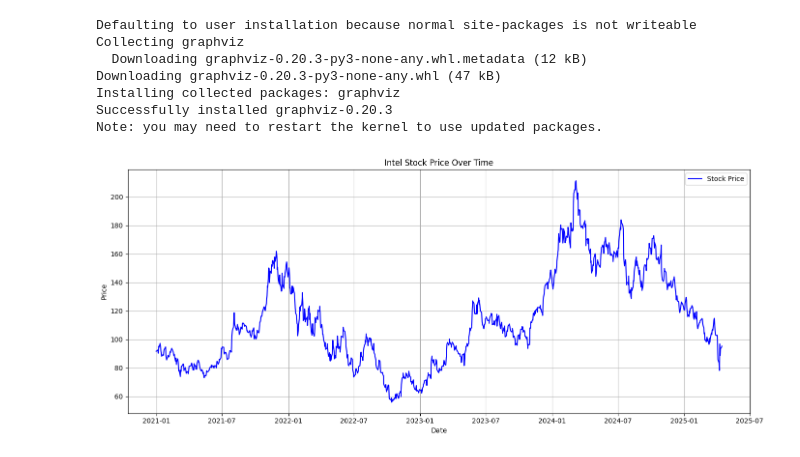
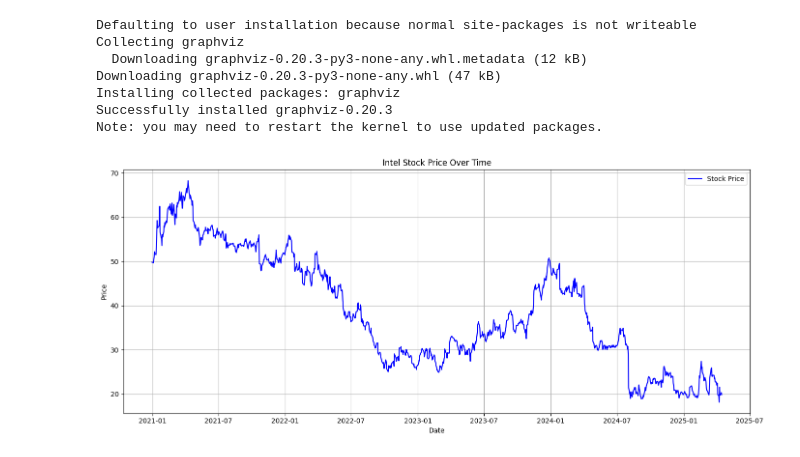
Before and after one commit to tuananhnguyen2004/IS403.P23_Nhom3, a Jupyter notebook: Model/Gradient Boosting/GradientBoosting_AMD.ipynb, the cells around one changed output. Drawn from its saved outputs; the diff is of its cells as text; code cells hidden in the pictures.

```diff
--- a/Model/Gradient Boosting/GradientBoosting_AMD.ipynb
+++ b/Model/Gradient Boosting/GradientBoosting_AMD.ipynb
@@ -22,33 +22,33 @@ import pandas as pd
 # %%
 # Step 1: Load and Preprocess Data
 # Load the dataset
-df = pd.read_csv('C:/Users/Hp/IS403.P23_Nhom3/Dataset/amd_stock_price.csv')
+df = pd.read_csv('C:/Users/Hp/IS403.P23_Nhom3/Dataset/intel_stock_price.csv')
 
 # Clean and format columns
 df.columns = ['date', 'price', 'open', 'high', 'low', 'volume', 'change_percent']
 df['date'] = pd.to_datetime(df['date'], format='%m/%d/%Y')
 
 # Clean volume: remove 'M' and convert to float
 df['volume'] = df['volume'].replace({'M': 'e6'}, regex=True).astype(float)
 
 # Clean change_percent: remove '%' and convert to float
 df['change_percent'] = df['change_percent'].str.replace('%', '').astype(float)
 
 # Sort by date in ascending order
 df = df.sort_values('date')
 
 # Visualize raw stock price data
 plt.figure(figsize=(14, 6))
 plt.plot(df['date'], df['price'], label='Stock Price', color='blue')
 plt.xlabel('Date')
 plt.ylabel('Price')
 plt.title('Intel Stock Price Over Time')
 plt.legend()
 plt.grid(True)
 plt.tight_layout()
 plt.show()
 # %% [output]
-[figure, old version]
+[figure, new version]
 # %%
 # Step 2: Feature Engineering
 # Create features using a lookback window of 5 days
```
Also changed, not shown: parts of 5 cells of this notebook.
